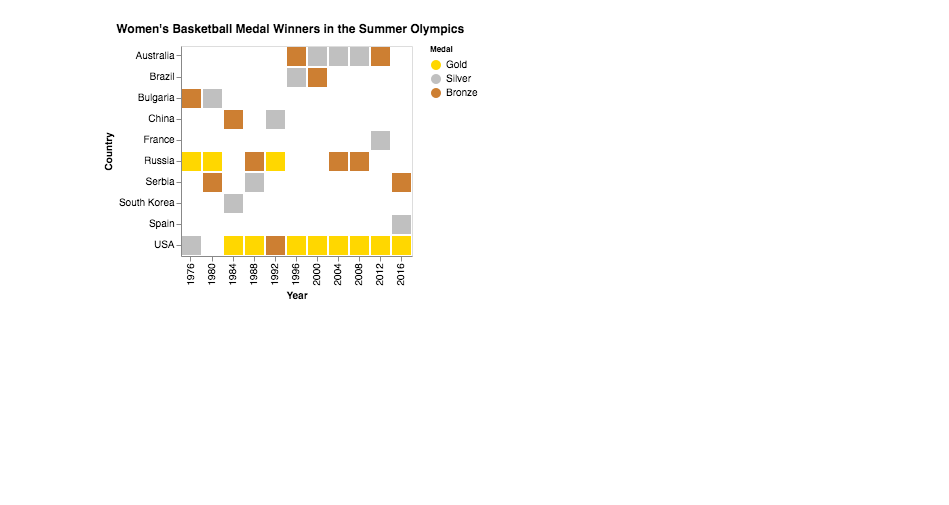
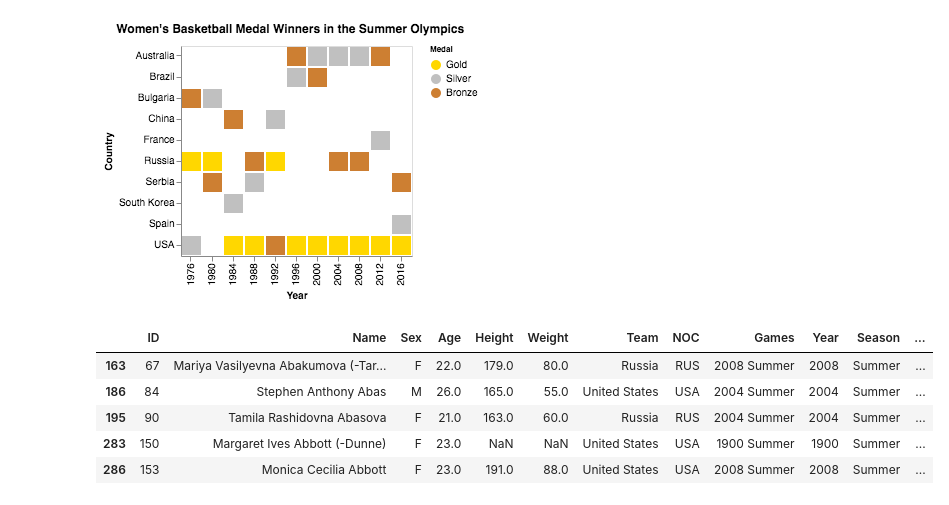
Before and after one commit to sarthakbatragatech/OlympicViz, a Jupyter notebook: 6. Medals.ipynb, the cells around one changed output. Saved outputs shown, nothing was run; the diff lists cells and outputs as text; code cells hidden in the pictures; blank space fills up the shorter version.

```diff
--- a/6. Medals.ipynb
+++ b/6. Medals.ipynb
@@ -105,3 +105,14 @@ chart2
 [figure]
 # %%
 chart2.save('plots/medals/women_basketball.png', scale_factor=7.0)
+# %%
+test = summer_medal[(summer_medal['region'] == 'USA') |
+                    (summer_medal['region'] == 'Russia') |
+                    (summer_medal['region'] )]
+# %% [output]
+|  | ID | Name | Sex | Age | Height | Weight | Team | NOC | Games | Year | Season | ... |
+| 163 | 67 | Mariya Vasilyevna Abakumova (-Tar... | F | 22.0 | 179.0 | 80.0 | Russia | RUS | 2008 Summer | 2008 | Summer | ... |
+| 186 | 84 | Stephen Anthony Abas | M | 26.0 | 165.0 | 55.0 | United States | USA | 2004 Summer | 2004 | Summer | ... |
+| 195 | 90 | Tamila Rashidovna Abasova | F | 21.0 | 163.0 | 60.0 | Russia | RUS | 2004 Summer | 2004 | Summer | ... |
+| 283 | 150 | Margaret Ives Abbott (-Dunne) | F | 23.0 | NaN | NaN | United States | USA | 1900 Summer | 1900 | Summer | ... |
+| 286 | 153 | Monica Cecilia Abbott | F | 23.0 | 191.0 | 88.0 | United States | USA | 2008 Summer | 2008 | Summer | ... |
```
Also changed, not shown: parts of 1 cell of this notebook.
